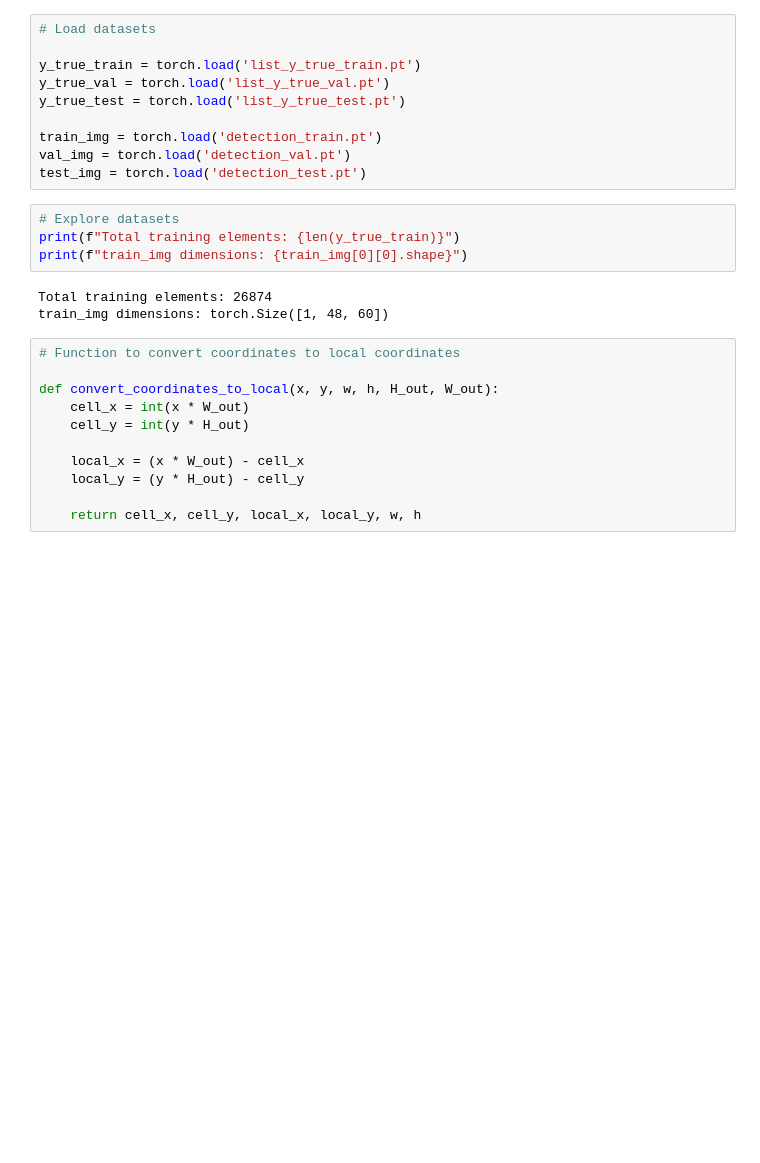
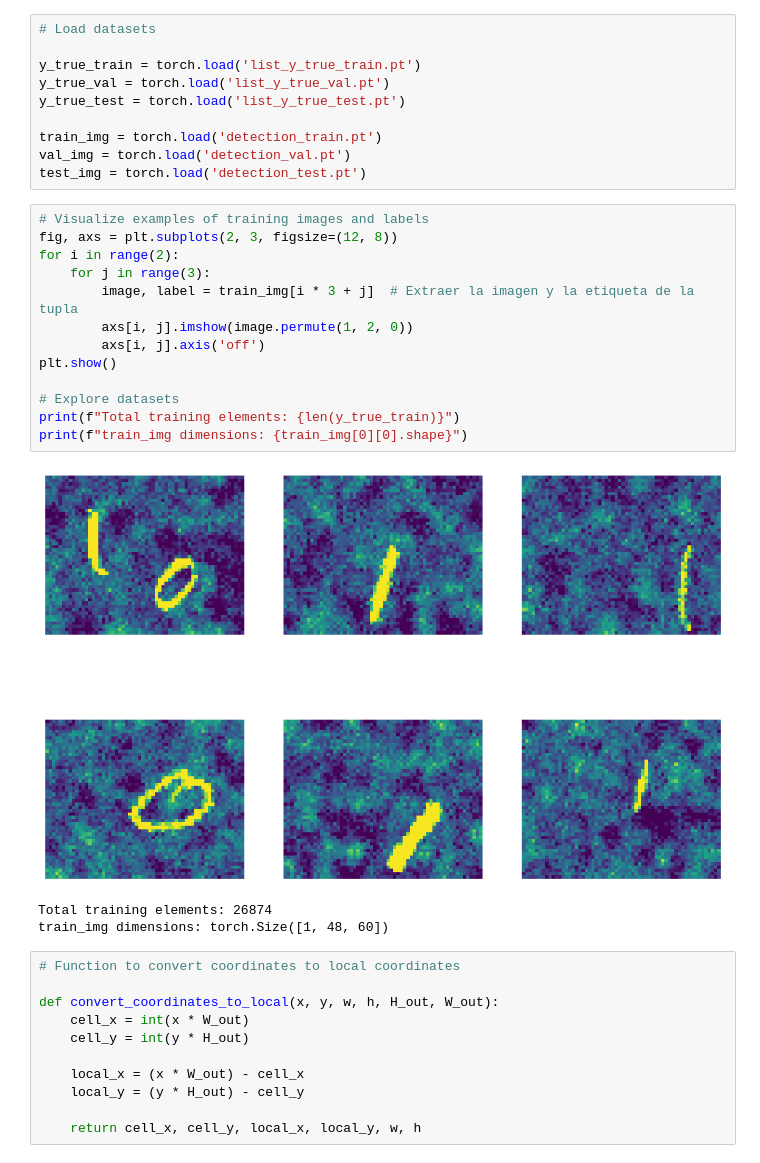
Before and after one commit to CarlosVegadeAlba/Deep_Learning, a Jupyter notebook: Assigment_2/red3.ipynb, the cells around one changed output. Drawn from its saved outputs; the diff is of its cells as text; blank space fills up the shorter version.

```diff
--- a/Assigment_2/red3.ipynb
+++ b/Assigment_2/red3.ipynb
@@ -22,13 +22,23 @@ y_true_test = torch.load('list_y_true_test.pt')
 train_img = torch.load('detection_train.pt')
 val_img = torch.load('detection_val.pt')
 test_img = torch.load('detection_test.pt')
-# %%
-# Explore datasets
-print(f"Total training elements: {len(y_true_train)}")
-print(f"train_img dimensions: {train_img[0][0].shape}")
-# %% [output]
-Total training elements: 26874
-train_img dimensions: torch.Size([1, 48, 60])
+# %%
+# Visualize examples of training images and labels
+fig, axs = plt.subplots(2, 3, figsize=(12, 8))
+for i in range(2):
+    for j in range(3):
+        image, label = train_img[i * 3 + j]  # Extraer la imagen y la etiqueta de la tupla
+        axs[i, j].imshow(image.permute(1, 2, 0))
+        axs[i, j].axis('off')
+plt.show()
+
+# Explore datasets
+print(f"Total training elements: {len(y_true_train)}")
+print(f"train_img dimensions: {train_img[0][0].shape}")
+# %% [output]
+[figure, added]
+Total training elements: 26874
+train_img dimensions: torch.Size([1, 48, 60])
 # %%
 # Function to convert coordinates to local coordinates
 
```
Also changed, not shown: parts of 2 cells of this notebook, 3 other files.
